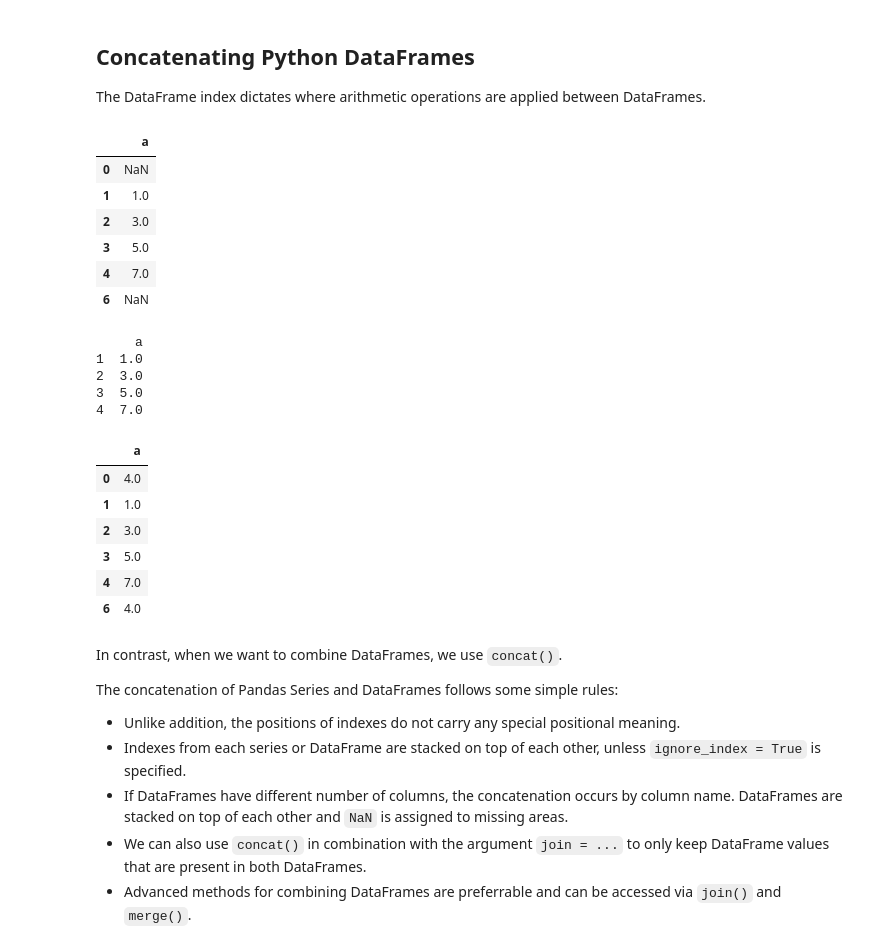
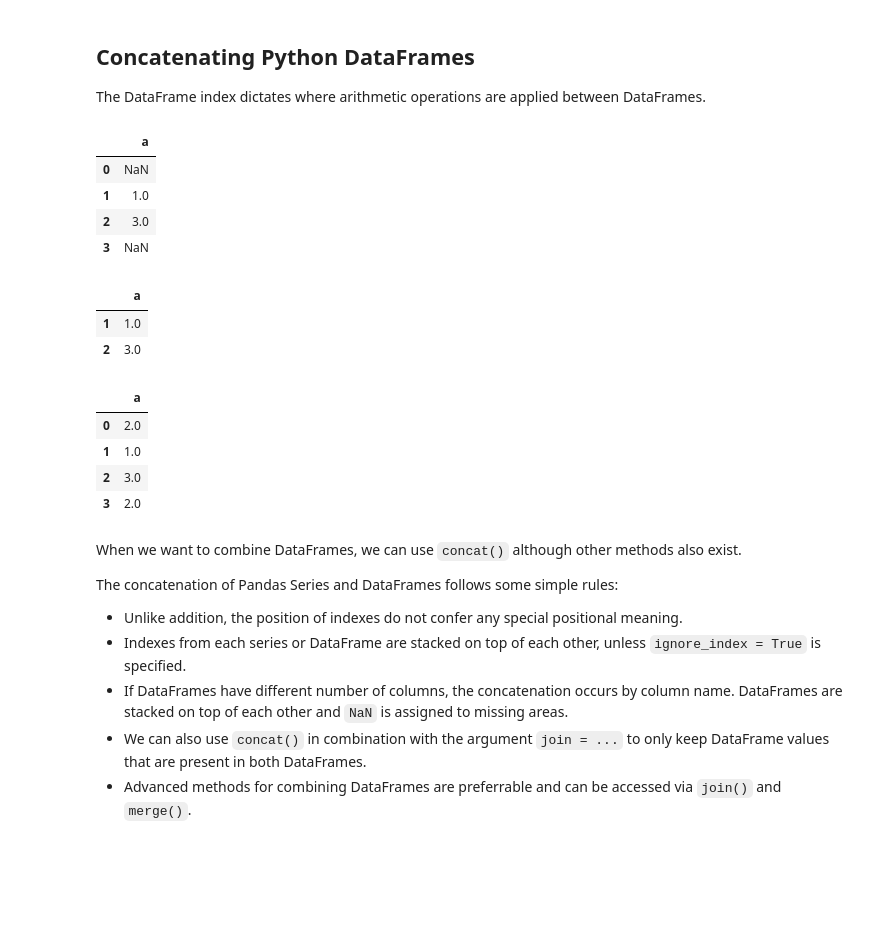
Before and after one commit to erikaduan/python_data_science_tips, a Jupyter notebook: 03_notebooks/03_Python-data-structures.ipynb, the cells around one changed output. Cells and saved outputs as stored; diff of their text form; code cells hidden in the pictures; blank space fills up the shorter version.

```diff
--- a/03_notebooks/03_Python-data-structures.ipynb
+++ b/03_notebooks/03_Python-data-structures.ipynb
@@ -852,45 +959,41 @@ df_2.iloc[1: 5+1].shape # returns a tuple
 The DataFrame index dictates where arithmetic operations are applied between DataFrames.
 # %%
 #-----example 1-----
-df1 = pd.DataFrame(np.arange(5), columns = ['a'], index = [0, 1, 2, 3, 4])
-df2 = pd.DataFrame(np.arange(5), columns = ['a'], index = [1, 2, 3, 4, 6]) # columns need to be named the same
+df1 = pd.DataFrame(np.arange(3), columns = ['a'], index = [0, 1, 2])
+df2 = pd.DataFrame(np.arange(3), columns = ['a'], index = [1, 2, 3]) # columns need to be named the same
 
 df3 = df1 + df2
 df3
 
-# note that we should avoid this kind of unclear code
+# note that we should avoid using `+` to manipulate DataFrames
 # as it does not give us a clear idea how what happens to mismatched rows (all turns to NaN)
 # %% [output]
 |  | a |
 | 0 | NaN |
 | 1 | 1.0 |
 | 2 | 3.0 |
-| 3 | 5.0 |
-| 4 | 7.0 |
-| 6 | NaN |
+| 3 | NaN |
+# %%
+#-----example 2-----
+df3.dropna() # remove rows with NaNs
+# %% [output]
+|  | a |
+| 1 | 1.0 |
+| 2 | 3.0 |
 # %%
-#-----example 2-----
-print(df3.dropna()) # remove rows with NaNs
-
+#-----example 3-----
 df3.fillna(df3.mean()) # replace rows with NaNs with another value
 # %% [output]
-     a
-1  1.0
-2  3.0
-3  5.0
-4  7.0
 |  | a |
-| 0 | 4.0 |
+| 0 | 2.0 |
 | 1 | 1.0 |
 | 2 | 3.0 |
-| 3 | 5.0 |
-| 4 | 7.0 |
-| 6 | 4.0 |
+| 3 | 2.0 |
 # %% [markdown]
-In contrast, when we want to combine DataFrames, we use `concat()`.
+When we want to combine DataFrames, we can use `concat()` although other methods also exist.
 
 The concatenation of Pandas Series and DataFrames follows some simple rules:
-+ Unlike addition, the positions of indexes do not carry any special positional meaning.
++ Unlike addition, the position of indexes do not confer any special positional meaning.
 + Indexes from each series or DataFrame are stacked on top of each other, unless `ignore_index = True` is specified.
 + If DataFrames have different number of columns, the concatenation occurs by column name. DataFrames are stacked on top of each other and `NaN` is assigned to missing areas.
 + We can also use `concat()` in combination with the argument `join = ...` to only keep DataFrame values that are present in both DataFrames.
```
Also changed, not shown: parts of 89 cells of this notebook, 4 other files.
